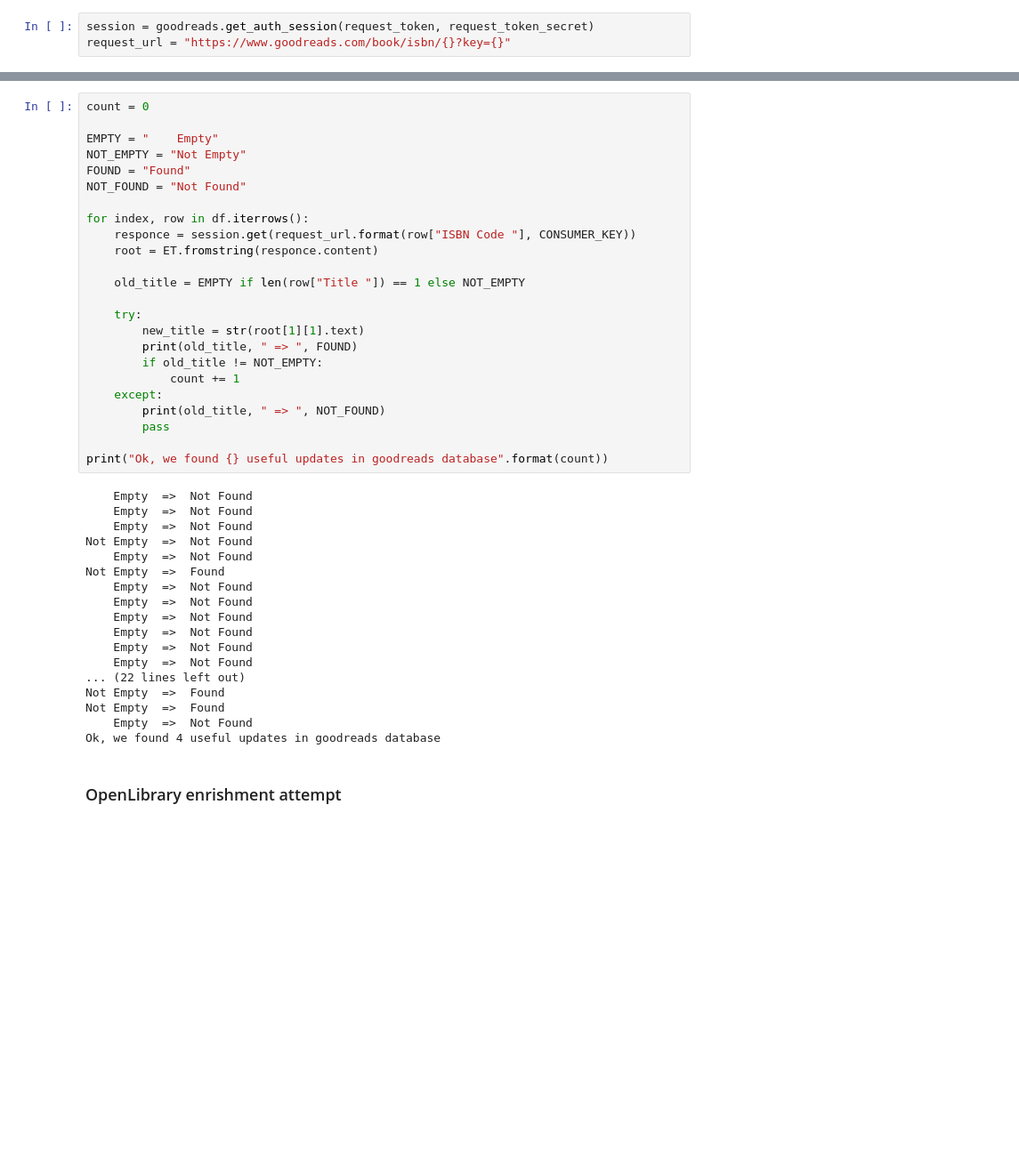
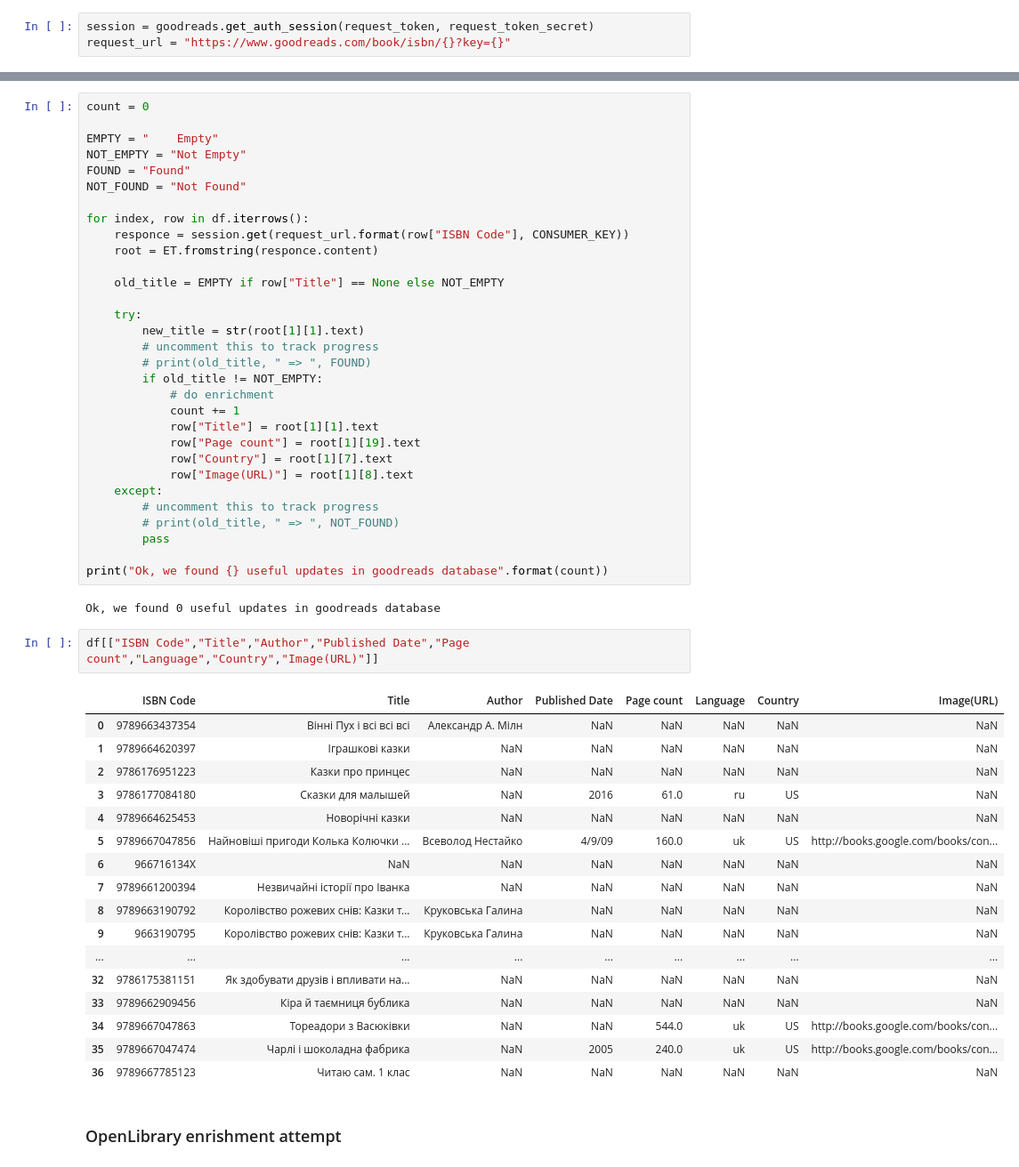
Before and after one commit to azakharko/BookShelf, a Jupyter notebook: MyBooks.ipynb, the cells around one changed output, grey strips where cells are left out. Shown at 89% size. Saved outputs shown, nothing was run; the diff lists cells and outputs as text; blank space fills up the shorter version.

Commit message:
Published from Watson Studio.

```diff
--- a/MyBooks.ipynb
+++ b/MyBooks.ipynb
@@ -105,39 +152,50 @@ FOUND = "Found"
 NOT_FOUND = "Not Found"
 
 for index, row in df.iterrows():
-    responce = session.get(request_url.format(row["ISBN Code "], CONSUMER_KEY))
+    responce = session.get(request_url.format(row["ISBN Code"], CONSUMER_KEY))
     root = ET.fromstring(responce.content)
 
-    old_title = EMPTY if len(row["Title "]) == 1 else NOT_EMPTY
+    old_title = EMPTY if row["Title"] == None else NOT_EMPTY
 
     try:
         new_title = str(root[1][1].text)
-        print(old_title, " => ", FOUND)
+        # uncomment this to track progress
+        # print(old_title, " => ", FOUND)
         if old_title != NOT_EMPTY:
+            # do enrichment
             count += 1
+            row["Title"] = root[1][1].text
+            row["Page count"] = root[1][19].text
+            row["Country"] = root[1][7].text
+            row["Image(URL)"] = root[1][8].text
     except:
-        print(old_title, " => ", NOT_FOUND)
+        # uncomment this to track progress
+        # print(old_title, " => ", NOT_FOUND)
         pass
 
 print("Ok, we found {} useful updates in goodreads database".format(count))
 # %% [output]
-    Empty  =>  Not Found
-    Empty  =>  Not Found
-    Empty  =>  Not Found
-Not Empty  =>  Not Found
-    Empty  =>  Not Found
-Not Empty  =>  Found
-    Empty  =>  Not Found
-    Empty  =>  Not Found
-    Empty  =>  Not Found
-    Empty  =>  Not Found
-    Empty  =>  Not Found
-    Empty  =>  Not Found
-... (22 lines left out)
-Not Empty  =>  Found
-Not Empty  =>  Found
-    Empty  =>  Not Found
-Ok, we found 4 useful updates in goodreads database
+Ok, we found 0 useful updates in goodreads database
+# %%
+df[["ISBN Code","Title","Author","Published Date","Page count","Language","Country","Image(URL)"]]
+# %% [output]
+|  | ISBN Code | Title | Author | Published Date | Page count | Language | Country | Image(URL) |
+| 0 | 9789663437354 | Вінні Пух i всi всi всі | Александр А. Мiлн | NaN | NaN | NaN | NaN | NaN |
+| 1 | 9789664620397 | Іграшковi казки | NaN | NaN | NaN | NaN | NaN | NaN |
+| 2 | 9786176951223 | Казки про принцес | NaN | NaN | NaN | NaN | NaN | NaN |
+| 3 | 9786177084180 | Сказки для малышей | NaN | 2016 | 61.0 | ru | US | NaN |
+| 4 | 9789664625453 | Новорічні казки | NaN | NaN | NaN | NaN | NaN | NaN |
+| 5 | 9789667047856 | Найновіші пригоди Колька Колючки ... | Всеволод Нестайко | 4/9/09 | 160.0 | uk | US | http://books.google.com/books/con... |
+| 6 | 966716134X | NaN | NaN | NaN | NaN | NaN | NaN | NaN |
+| 7 | 9789661200394 | Незвичайні історії про Іванка | NaN | NaN | NaN | NaN | NaN | NaN |
+| 8 | 9789663190792 | Королівство рожевих снів: Казки т... | Круковська Галина | NaN | NaN | NaN | NaN | NaN |
+| 9 | 9663190795 | Королівство рожевих снів: Казки т... | Круковська Галина | NaN | NaN | NaN | NaN | NaN |
+| ... | ... | ... | ... | ... | ... | ... | ... | ... |
+| 32 | 9786175381151 | Як здобувати друзів і впливати на... | NaN | NaN | NaN | NaN | NaN | NaN |
+| 33 | 9789662909456 | Кіра й таємниця бублика | NaN | NaN | NaN | NaN | NaN | NaN |
+| 34 | 9789667047863 | Тореадори з Васюківки | NaN | NaN | 544.0 | uk | US | http://books.google.com/books/con... |
+| 35 | 9789667047474 | Чарлі і шоколадна фабрика | NaN | 2005 | 240.0 | uk | US | http://books.google.com/books/con... |
+| 36 | 9789667785123 | Читаю сам. 1 клас | NaN | NaN | NaN | NaN | NaN | NaN |
 # %% [markdown]
 ### OpenLibrary enrishment attempt
 # %%
```
Also changed, not shown: parts of 9 cells of this notebook.
